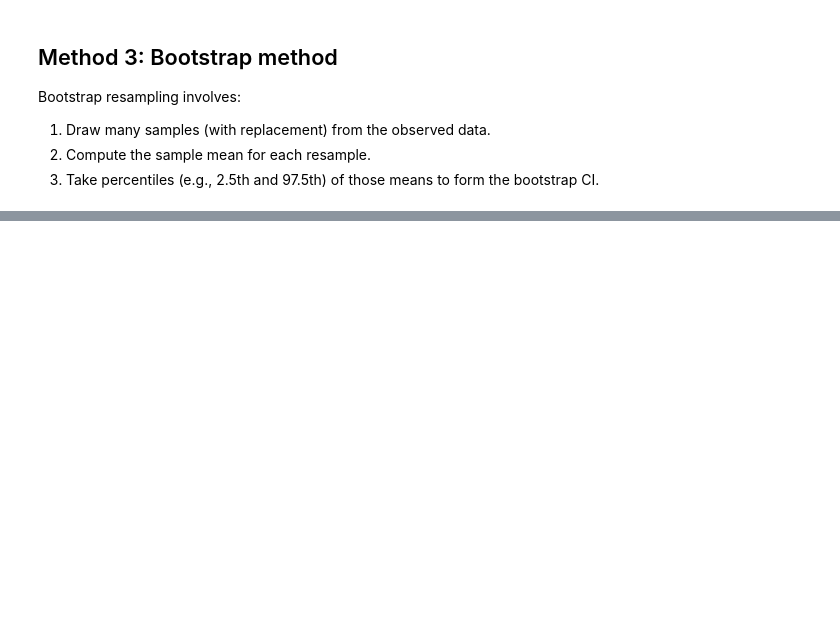
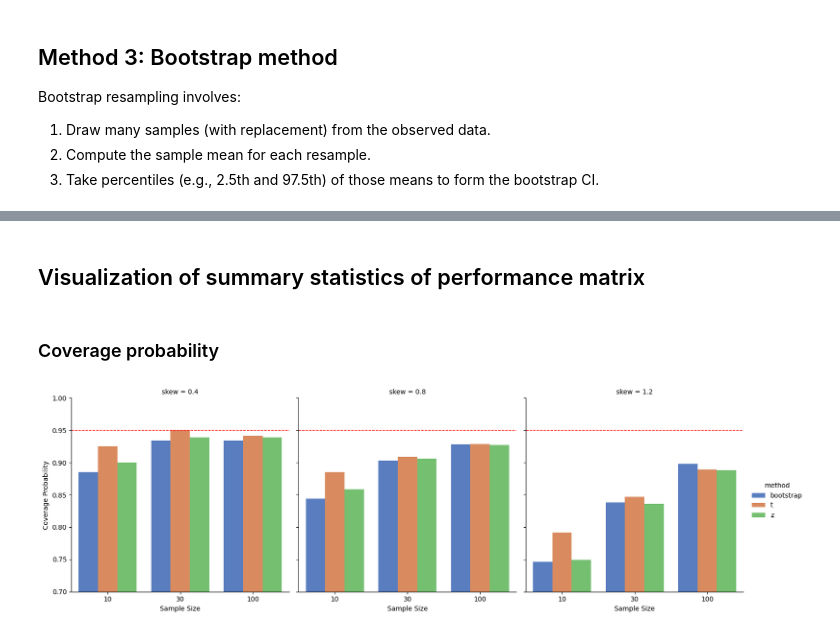
Before and after one commit to davidzhao1015/mean-interval-estimators-benchmark, a Jupyter notebook: interval-estimate-mean-benchmark_20250509_DZ.ipynb, the cells around one changed output, grey strips where cells are left out. Saved outputs shown, nothing was run; the diff lists cells and outputs as text; code cells hidden in the pictures; blank space fills up the shorter version.

Commit message:
visualized summary stat

```diff
--- a/interval-estimate-mean-benchmark_20250509_DZ.ipynb
+++ b/interval-estimate-mean-benchmark_20250509_DZ.ipynb
@@ -147,0 +187,6 @@ print(f"Bootstrap 95% CI for mean: ({ci_lower:.2f}, {ci_upper:.2f})")
+# %%
+sample_sizes = [10, 30, 100]
+skew_levels = [0.4, 0.8, 1.2]
+n_reps = 1000
+
+results = []
@@ -147,0 +231,29 @@ print(f"Bootstrap 95% CI for mean: ({ci_lower:.2f}, {ci_upper:.2f})")
+# %% [markdown]
+## Visualization of summary statistics of performance matrix
+# %% [markdown]
+### Coverage probability
+# %%
+barplot_coverage = sns.catplot(
+    data=summary,
+    x='n',
+    y='coverage',
+    hue='method',
+    col='skew',
+    kind='bar',
+    palette='muted',
+    errorbar=None)
+
+# Adjust y-axis range, e.g., from 0 to 1.1
+barplot_coverage.set(ylim=(0.7, 1.0))
+
+# Add horizontal reference line at y=0.95
+for ax in barplot_coverage.axes.flat:
+    ax.axhline(0.95, ls='--', color='red', linewidth=1)
+
+barplot_coverage.set_axis_labels("Sample Size", "Coverage Probability")
+
+plt.show()
+
+barplot_coverage.savefig("barplot_coverage.png", dpi=300, bbox_inches='tight')
+# %% [output]
+[figure, added]
```
Also changed, not shown: parts of 14 cells of this notebook, 2 other files.
